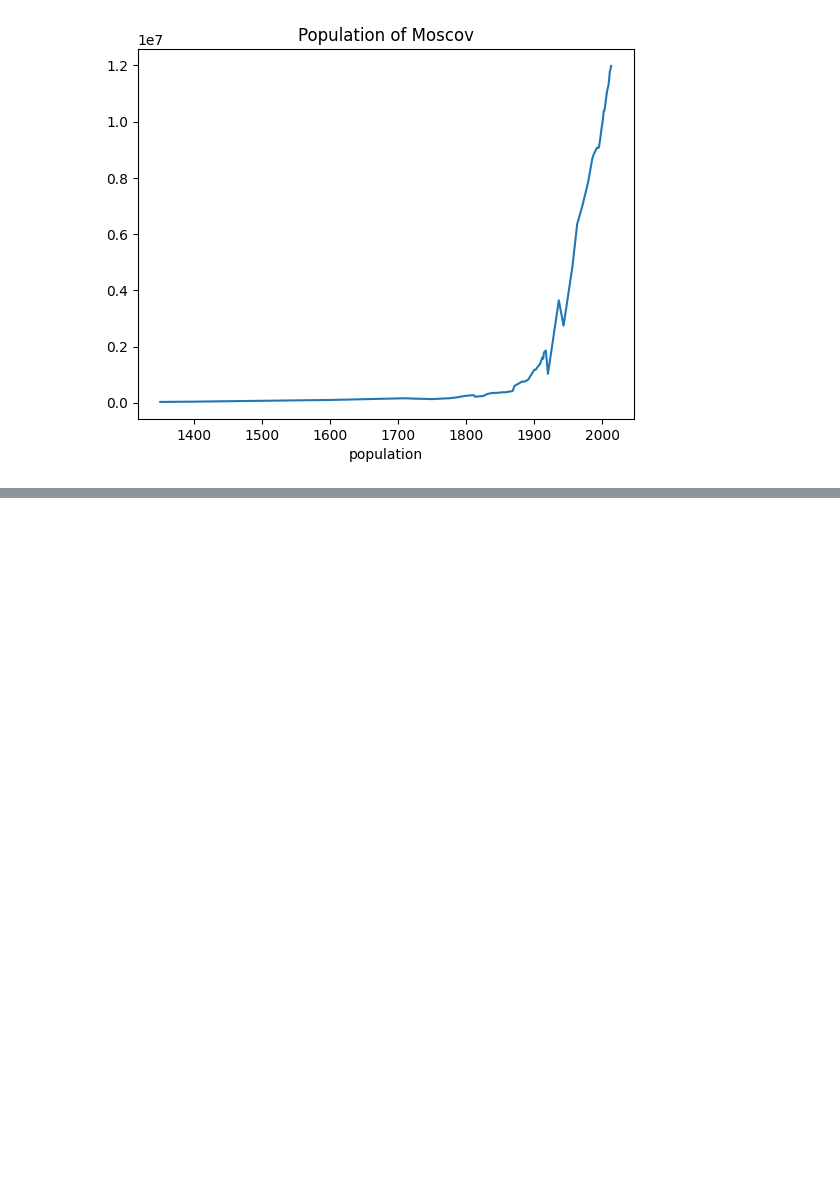
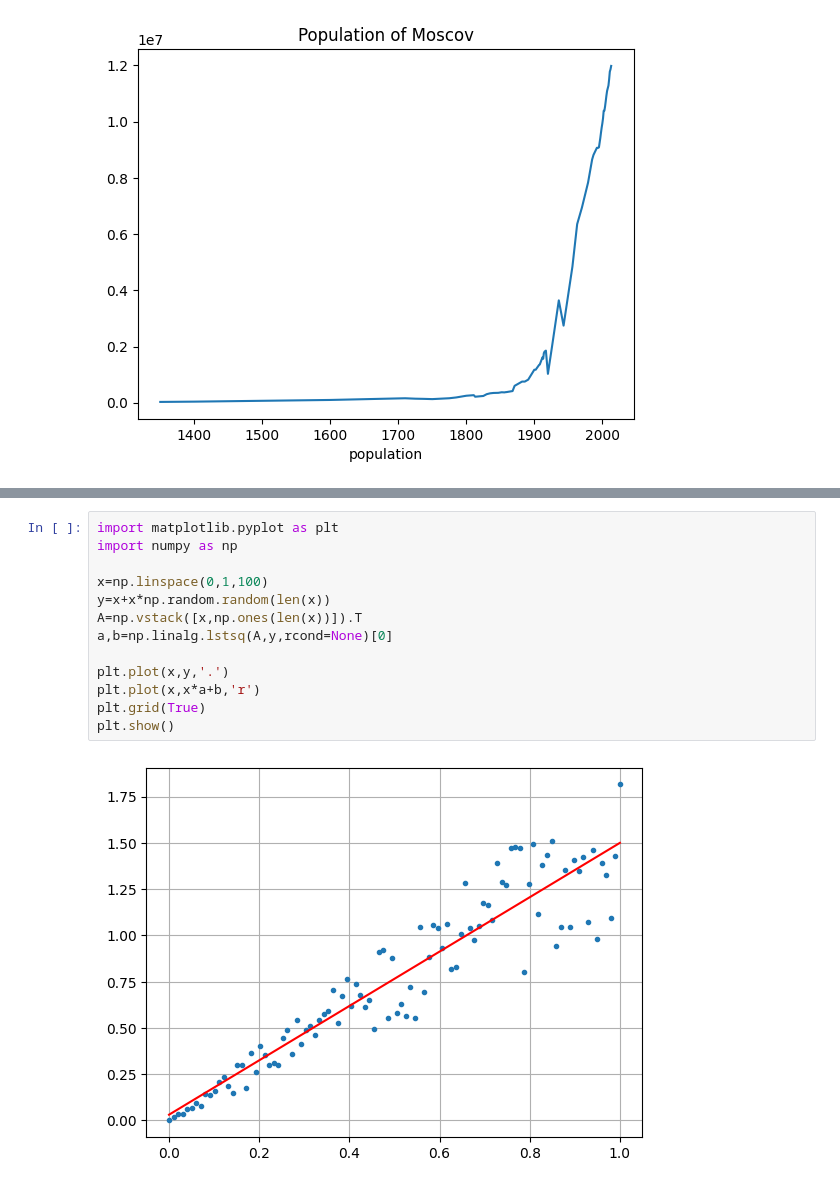
Before and after one commit to Mary-Zinoveva/MMVSULAB1, a Jupyter notebook: lab1.ipynb, the cells around one changed output, grey strips where cells are left out. Saved outputs shown, nothing was run; the diff lists cells and outputs as text; blank space fills up the shorter version.

```diff
--- a/lab1.ipynb
+++ b/lab1.ipynb
@@ -235,0 +277,15 @@ plt.show()
+# %%
+import matplotlib.pyplot as plt
+import numpy as np
+
+x=np.linspace(0,1,100)
+y=x+x*np.random.random(len(x))
+A=np.vstack([x,np.ones(len(x))]).T
+a,b=np.linalg.lstsq(A,y,rcond=None)[0]
+
+plt.plot(x,y,'.')
+plt.plot(x,x*a+b,'r')
+plt.grid(True)
+plt.show()
+# %% [output]
+[figure, added]
```
Also changed, not shown: parts of 2 cells of this notebook.
